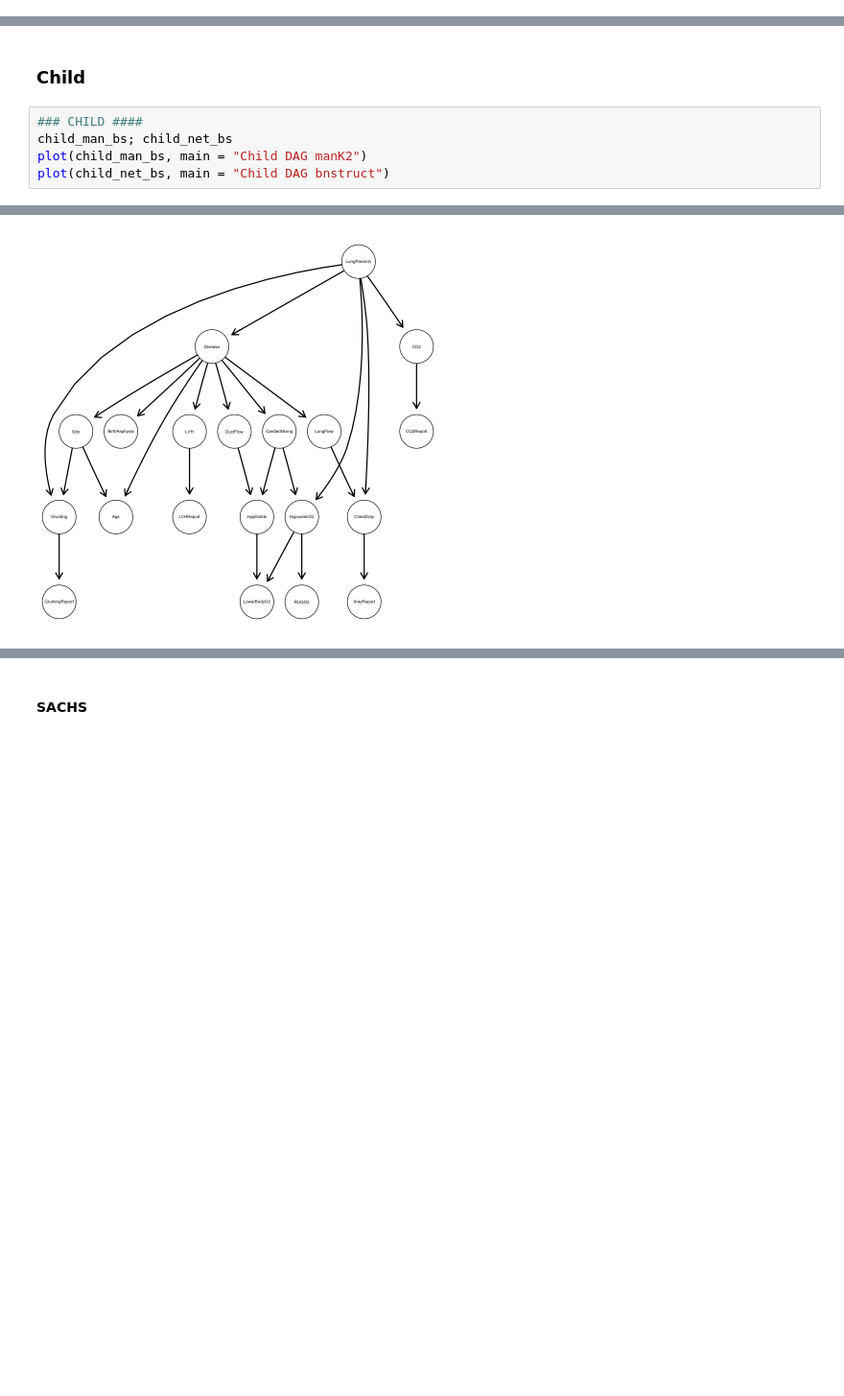
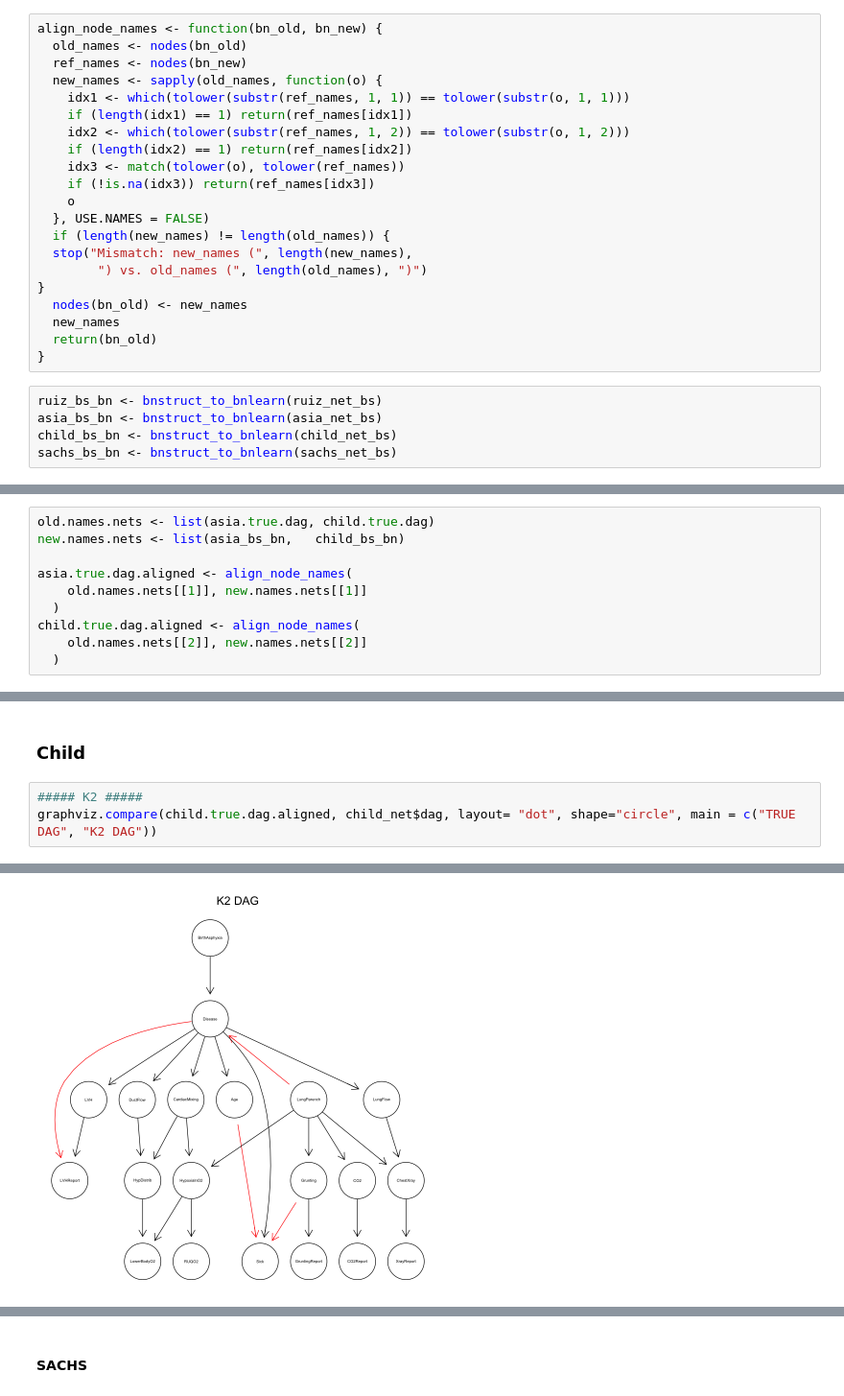
Before and after one commit to filippobezzi/bayesian_networks, a Jupyter notebook: part3_comparison.ipynb, the cells around one changed output, grey strips where cells are left out. Shown at 96% size. Cells and saved outputs as stored; diff of their text form; blank space fills up the shorter version.

```diff
--- a/part3_comparison.ipynb
+++ b/part3_comparison.ipynb
@@ -93,0 +83,26 @@ bnstruct :: parameter learning done.
+# %%
+align_node_names <- function(bn_old, bn_new) {
+  old_names <- nodes(bn_old)
+  ref_names <- nodes(bn_new)
+  new_names <- sapply(old_names, function(o) {
+    idx1 <- which(tolower(substr(ref_names, 1, 1)) == tolower(substr(o, 1, 1)))
+    if (length(idx1) == 1) return(ref_names[idx1])
+    idx2 <- which(tolower(substr(ref_names, 1, 2)) == tolower(substr(o, 1, 2)))
+    if (length(idx2) == 1) return(ref_names[idx2])
+    idx3 <- match(tolower(o), tolower(ref_names))
+    if (!is.na(idx3)) return(ref_names[idx3])
+    o
+  }, USE.NAMES = FALSE)
+  if (length(new_names) != length(old_names)) {
+  stop("Mismatch: new_names (", length(new_names),
+        ") vs. old_names (", length(old_names), ")")
+}
+  nodes(bn_old) <- new_names
+  new_names
+  return(bn_old)
+}
+# %%
+ruiz_bs_bn <- bnstruct_to_bnlearn(ruiz_net_bs)
+asia_bs_bn <- bnstruct_to_bnlearn(asia_net_bs)
+child_bs_bn <- bnstruct_to_bnlearn(child_net_bs)
+sachs_bs_bn <- bnstruct_to_bnlearn(sachs_net_bs)
@@ -93,0 +113,10 @@ bnstruct :: parameter learning done.
+# %%
+old.names.nets <- list(asia.true.dag, child.true.dag)
+new.names.nets <- list(asia_bs_bn,   child_bs_bn)
+
+asia.true.dag.aligned <- align_node_names(
+    old.names.nets[[1]], new.names.nets[[1]]
+  )
+child.true.dag.aligned <- align_node_names(
+    old.names.nets[[2]], new.names.nets[[2]]
+  )
@@ -188,8 +162,6 @@ Smoke         1         2
 # %% [markdown]
 ### Child
 # %%
-### CHILD ####
-child_man_bs; child_net_bs
-plot(child_man_bs, main = "Child DAG manK2")
-plot(child_net_bs, main = "Child DAG bnstruct")
+##### K2 #####
+graphviz.compare(child.true.dag.aligned, child_net$dag, layout= "dot", shape="circle", main = c("TRUE DAG", "K2 DAG"))
 # %% [output]
@@ -231 +169 @@ Grunting          1         2
-[figure, old version]
+[figure, new version]
```
Also changed, not shown: parts of 32 cells of this notebook, 1 other file.
